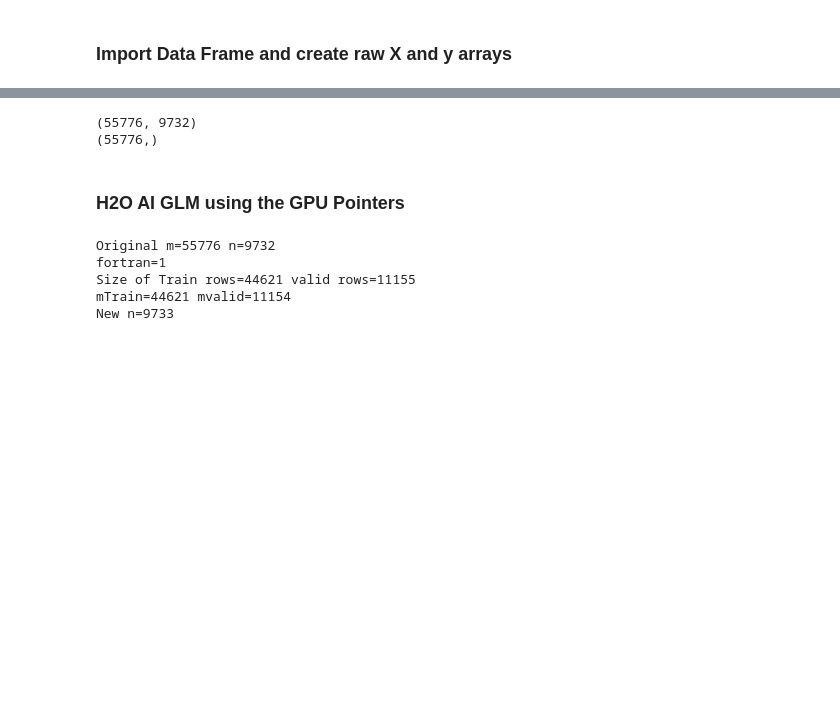
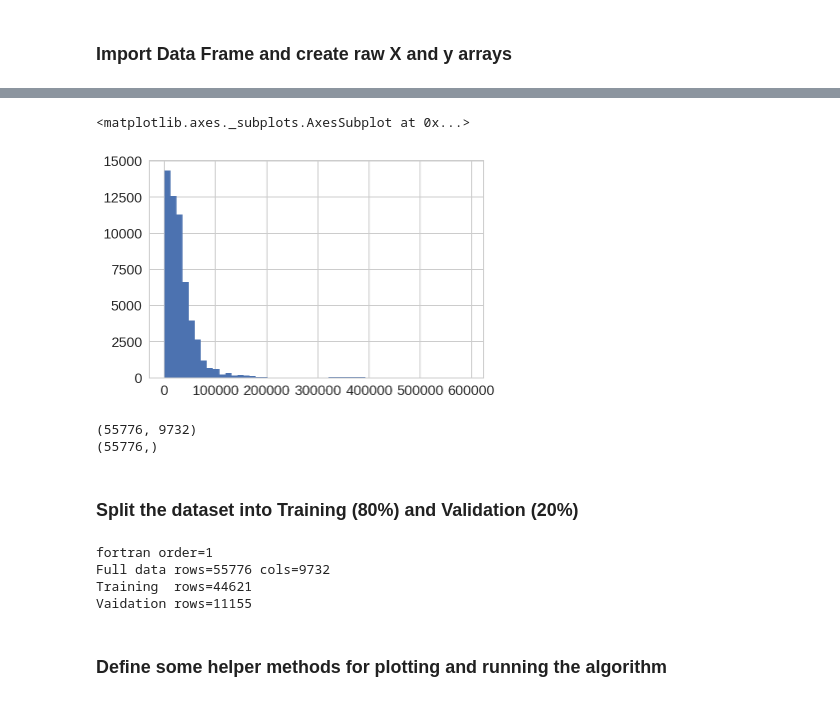
Before and after one commit to h2oai/h2o4gpu, a Jupyter notebook: examples/py/H2OAIGLM_WITHANIMATION.ipynb, the cells around one changed output, grey strips where cells are left out. Saved outputs shown, nothing was run; the diff lists cells and outputs as text; code cells hidden in the pictures; blank space fills up the shorter version.

```diff
--- a/examples/py/H2OAIGLM_WITHANIMATION.ipynb
+++ b/examples/py/H2OAIGLM_WITHANIMATION.ipynb
@@ -68,4 +64,9 @@ target = df.columns[-1] ## last column is the response
 cols = [c for c in df.columns if c != target]
+# %%
+df[target].hist(bins=50)
+# %% [output]
+<matplotlib.axes._subplots.AxesSubplot at 0x...>
+[figure, added]
 # %%
 X = np.array(df.ix[:,cols], order='f').astype('float32')
 y = np.array(df[target].values, dtype='float32')
@@ -74,8 +75,8 @@ print(y.shape)
 # %% [output]
 (55776, 9732)
 (55776,)
-# %% [markdown]
-### H2O AI GLM using the GPU Pointers
+# %% [markdown]
+### Split the dataset into Training (80%) and Validation (20%)
 # %%
 intercept = 1
 validFraction=0.2
@@ -89,14 +90,15 @@ if standardize:
 # Setup Train/validation Set Split
 morig = X.shape[0]
 norig = X.shape[1]
-print("Original m=%d n=%d" % (morig,norig))
 fortran = X.flags.f_contiguous
-print("fortran=%d" % (fortran))
+print("fortran order=%d" % (fortran))
+print("Full data rows=%d cols=%d" % (morig,norig))
 
 # Do train/valid split
 HO=int(validFraction*morig)
 H=morig-HO
-print("Size of Train rows=%d valid rows=%d" % (H,HO))
+print("Training  rows=%d" % (H))
+print("Vaidation rows=%d" % (HO))
 trainX = np.copy(X[0:H,:])
 trainY = np.copy(y[0:H])
 validX = np.copy(X[H:-1,:])
@@ -105,17 +107,16 @@ trainW = np.copy(trainY)*0.0 + 1.0 # constant unity weight
 
 mTrain = trainX.shape[0]
 mvalid = validX.shape[0]
-print("mTrain=%d mvalid=%d" % (mTrain,mvalid))
 
 if intercept==1:
     trainX = np.hstack([trainX, np.ones((trainX.shape[0],1),dtype=trainX.dtype)])
     validX = np.hstack([validX, np.ones((validX.shape[0],1),dtype=validX.dtype)])
     n = trainX.shape[1]
-    print("New n=%d" % (n))
 # %% [output]
-Original m=55776 n=9732
-fortran=1
-Size of Train rows=44621 valid rows=11155
-mTrain=44621 mvalid=11154
-New n=9733
+fortran order=1
+Full data rows=55776 cols=9732
+Training  rows=44621
+Vaidation rows=11155
+# %% [markdown]
+### Define some helper methods for plotting and running the algorithm
 # %%
```
Also changed, not shown: parts of 15 cells of this notebook.
